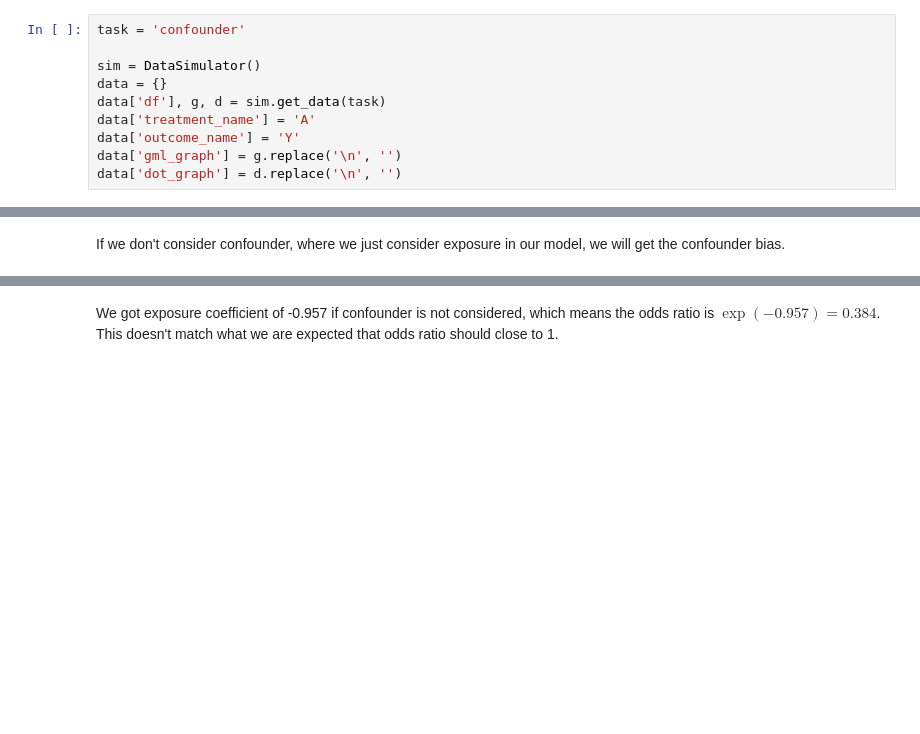
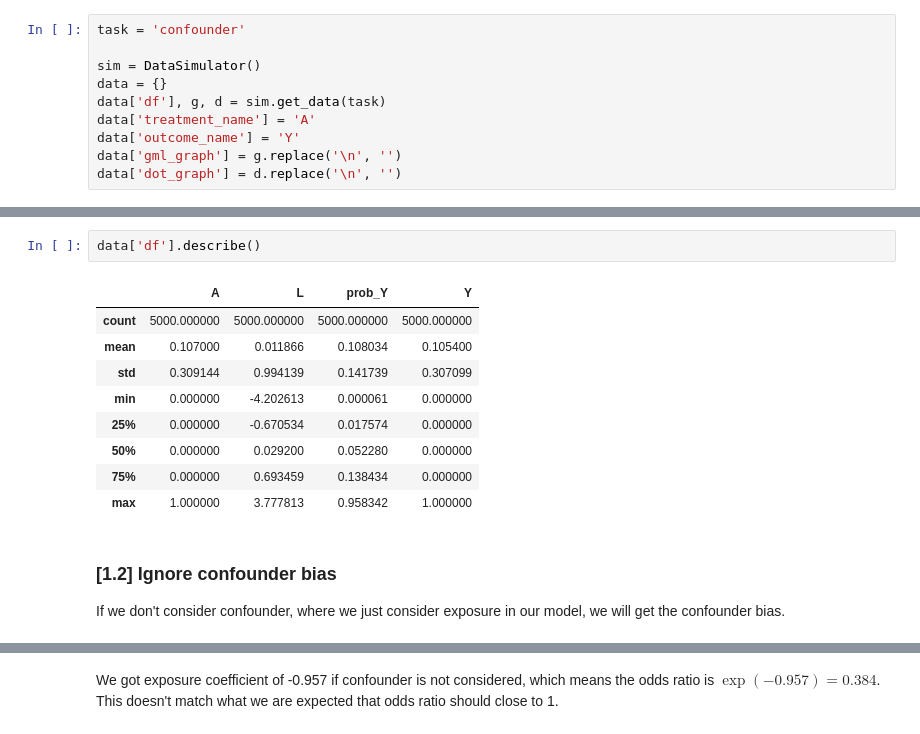
Before and after one commit to ckbjimmy/2019_tokyo, a Jupyter notebook: causal_workshop.ipynb, the cells around one changed output, grey strips where cells are left out. Cells and saved outputs as stored; diff of their text form; blank space fills up the shorter version.

```diff
--- a/causal_workshop.ipynb
+++ b/causal_workshop.ipynb
@@ -196,7 +201,21 @@ data
  'gml_graph': '            graph [            directed 1            node[id "A" label "A"]            node[id "Y" label "Y"]            node[id "L" label "L"]            edge[source "L" target "A" wei ...
  'outcome_name': 'Y',
  'treatment_name': 'A'}
+# %%
+data['df'].describe()
+# %% [output]
+|  | A | L | prob_Y | Y |
+| count | 5000.000000 | 5000.000000 | 5000.000000 | 5000.000000 |
+| mean | 0.107000 | 0.011866 | 0.108034 | 0.105400 |
+| std | 0.309144 | 0.994139 | 0.141739 | 0.307099 |
+| min | 0.000000 | -4.202613 | 0.000061 | 0.000000 |
+| 25% | 0.000000 | -0.670534 | 0.017574 | 0.000000 |
+| 50% | 0.000000 | 0.029200 | 0.052280 | 0.000000 |
+| 75% | 0.000000 | 0.693459 | 0.138434 | 0.000000 |
+| max | 1.000000 | 3.777813 | 0.958342 | 1.000000 |
 # %% [markdown]
+### [1.2] Ignore confounder bias
+
 If we don't consider confounder, where we just consider exposure in our model, we will get the confounder bias.
 # %%
 df = data['df']
```
Also changed, not shown: parts of 25 cells of this notebook.
